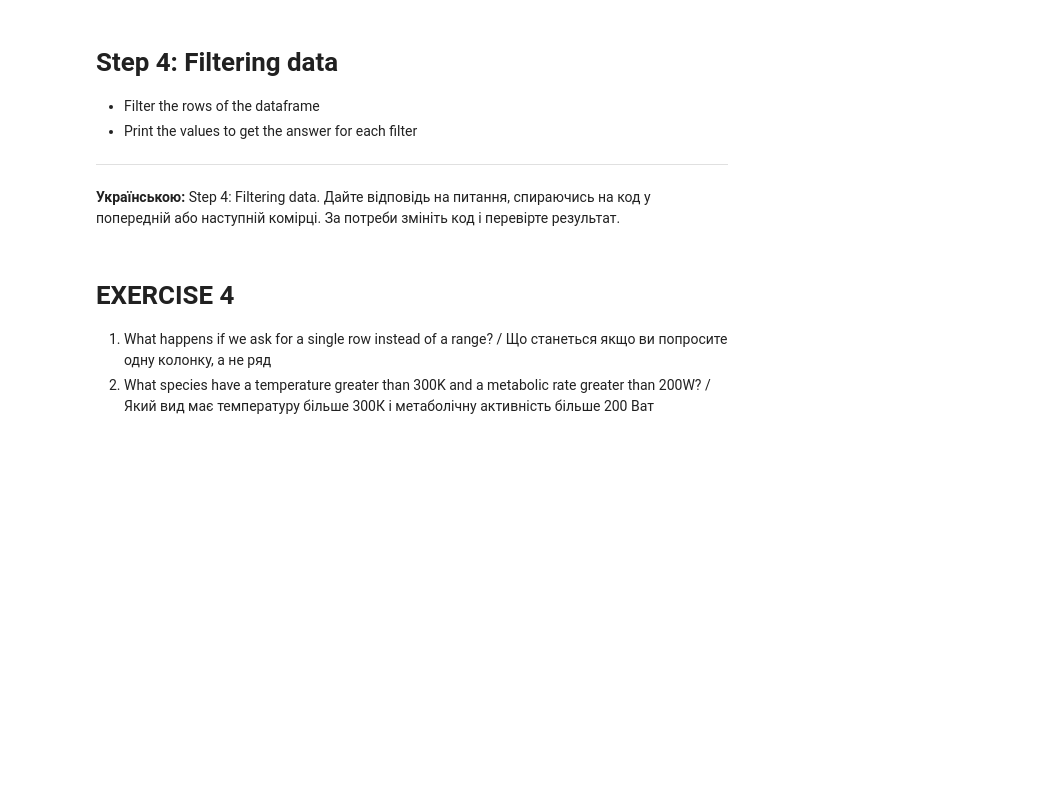
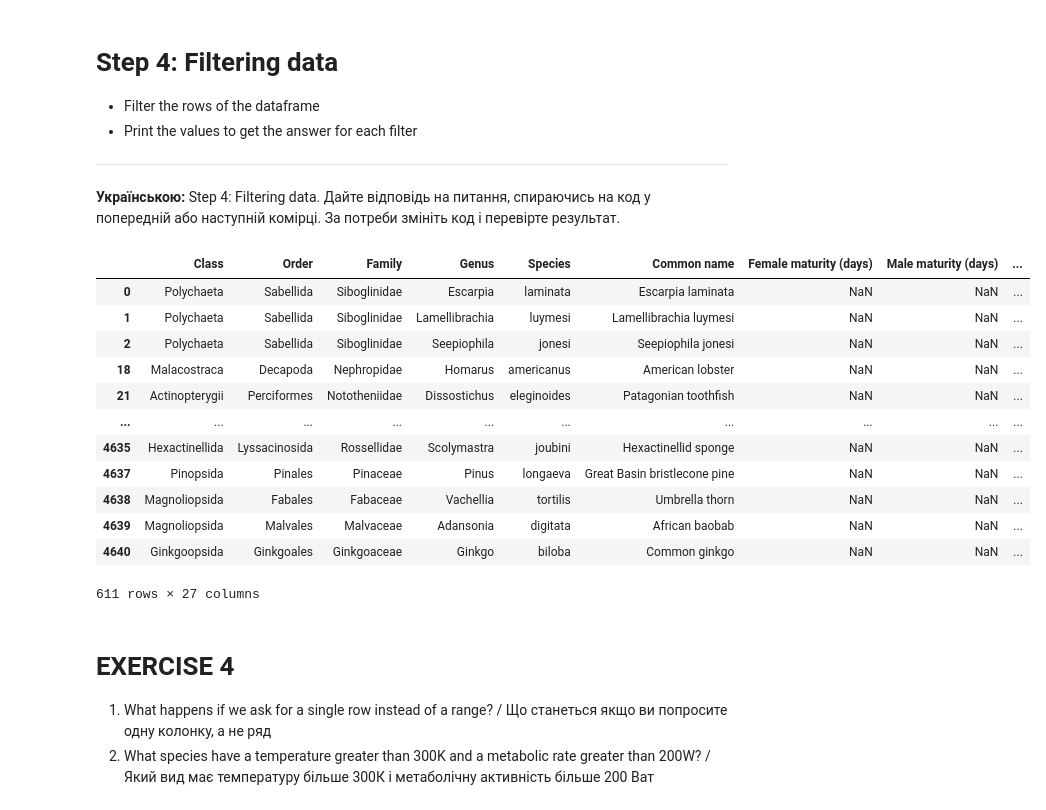
Before and after one commit to UBDS-3/Basic-python-2026, a Jupyter notebook: day4/Intro_to_Pandas_Matplotlib.ipynb, the cells around one changed output. Saved outputs shown, nothing was run; the diff lists cells and outputs as text; code cells hidden in the pictures; blank space fills up the shorter version.

```diff
--- a/day4/Intro_to_Pandas_Matplotlib.ipynb
+++ b/day4/Intro_to_Pandas_Matplotlib.ipynb
@@ -119,12 +246,27 @@ long_lived[['Common name', 'Maximum longevity (yrs)']]
 # %%
 # Filter by the index of each row - the range is from ro 1 to row 5
 df_filtered = df[1:5]
 
 # Using a criteria to filter rows
 df_old = df[df['Maximum longevity (yrs)'] > 30]
 
 # We can filter by more than one attribute
 df_old_and_fat = df[(df['Maximum longevity (yrs)'] > 30) & (df['Body mass (g)'] > 30000)]
+df_old
+# %% [output]
+|  | Class | Order | Family | Genus | Species | Common name | Female maturity (days) | Male maturity (days) | ... |
+| 0 | Polychaeta | Sabellida | Siboglinidae | Escarpia | laminata | Escarpia laminata | NaN | NaN | ... |
+| 1 | Polychaeta | Sabellida | Siboglinidae | Lamellibrachia | luymesi | Lamellibrachia luymesi | NaN | NaN | ... |
+| 2 | Polychaeta | Sabellida | Siboglinidae | Seepiophila | jonesi | Seepiophila jonesi | NaN | NaN | ... |
+| 18 | Malacostraca | Decapoda | Nephropidae | Homarus | americanus | American lobster | NaN | NaN | ... |
+| 21 | Actinopterygii | Perciformes | Nototheniidae | Dissostichus | eleginoides | Patagonian toothfish | NaN | NaN | ... |
+| ... | ... | ... | ... | ... | ... | ... | ... | ... | ... |
+| 4635 | Hexactinellida | Lyssacinosida | Rossellidae | Scolymastra | joubini | Hexactinellid sponge | NaN | NaN | ... |
+| 4637 | Pinopsida | Pinales | Pinaceae | Pinus | longaeva | Great Basin bristlecone pine | NaN | NaN | ... |
+| 4638 | Magnoliopsida | Fabales | Fabaceae | Vachellia | tortilis | Umbrella thorn | NaN | NaN | ... |
+| 4639 | Magnoliopsida | Malvales | Malvaceae | Adansonia | digitata | African baobab | NaN | NaN | ... |
+| 4640 | Ginkgoopsida | Ginkgoales | Ginkgoaceae | Ginkgo | biloba | Common ginkgo | NaN | NaN | ... |
+611 rows × 27 columns
 # %% [markdown]
 # EXERCISE 4
 1. What happens if we ask for a single row instead of a range? / Що станеться якщо ви попросите одну колонку, а не ряд
```
Also changed, not shown: parts of 23 cells of this notebook, 14 other files.
